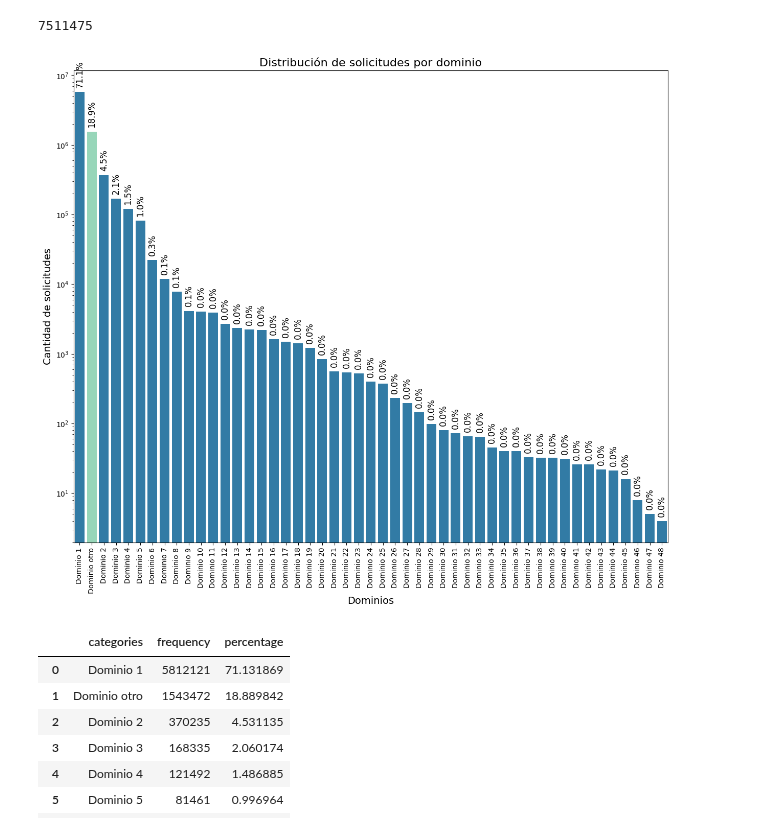
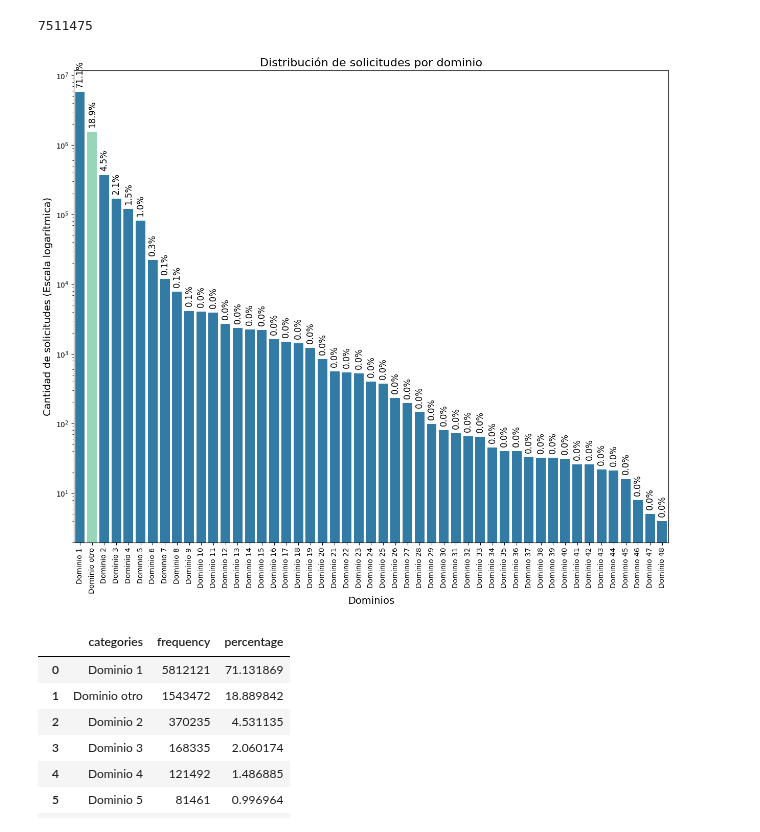
Before and after one commit to mitsiu-carreno/data_science_content, a Jupyter notebook: 4_sem/thesis/s20_final/scripts/graphs.ipynb, the cells around one changed output. Saved outputs shown, nothing was run; the diff lists cells and outputs as text; code cells hidden in the pictures.

```diff
--- a/4_sem/thesis/s20_final/scripts/graphs.ipynb
+++ b/4_sem/thesis/s20_final/scripts/graphs.ipynb
@@ -314,35 +314,35 @@ colors = sns.color_palette("YlGnBu", n_colors=2)
 plt.figure(figsize=(15, 12))
 ax = sns.barplot(x='categories', y='frequency', data=df, color=colors[1])
 
 ax.patches[1].set_facecolor(colors[0])  # Change color of the second bar
 
 # Calculate the total sum of all values across both 'type1' and 'type2'
 total_sum = df['frequency'].sum()
 
 
 # Add percentages above each bar
 for i in range(len(df)):
     # The height of the first stack bar (type1) and the second stack bar (type2)
     total_height = df['frequency'][i]
 
     # Calculate percentages
     perc = (df['frequency'][i] / total_sum) * 100
 
     # Place the text above the stacked bars
     plt.text(i, total_height + 0.15 * total_height, f'{perc:.1f}%',
              ha='center', va='bottom', fontsize=12, rotation=90)
 
 plt.yscale('log')
 
 # Customize plot
 plt.title('Distribución de solicitudes por dominio', fontsize=16)
 plt.xlabel('Dominios', fontsize=14)
-plt.ylabel('Cantidad de solicitudes', fontsize=14)
+plt.ylabel('Cantidad de solicitudes (Escala logarítmica)', fontsize=14)
 plt.xticks(rotation=90)
 #plt.show()
 plt.savefig('2-domain_dist.png', bbox_inches='tight')
 # %% [output]
-[figure, old version]
+[figure, new version]
 # %%
 # Calculate total count
 total_count = df['frequency'].sum()
```
Also changed, not shown: parts of 2 cells of this notebook, 4 other files.
